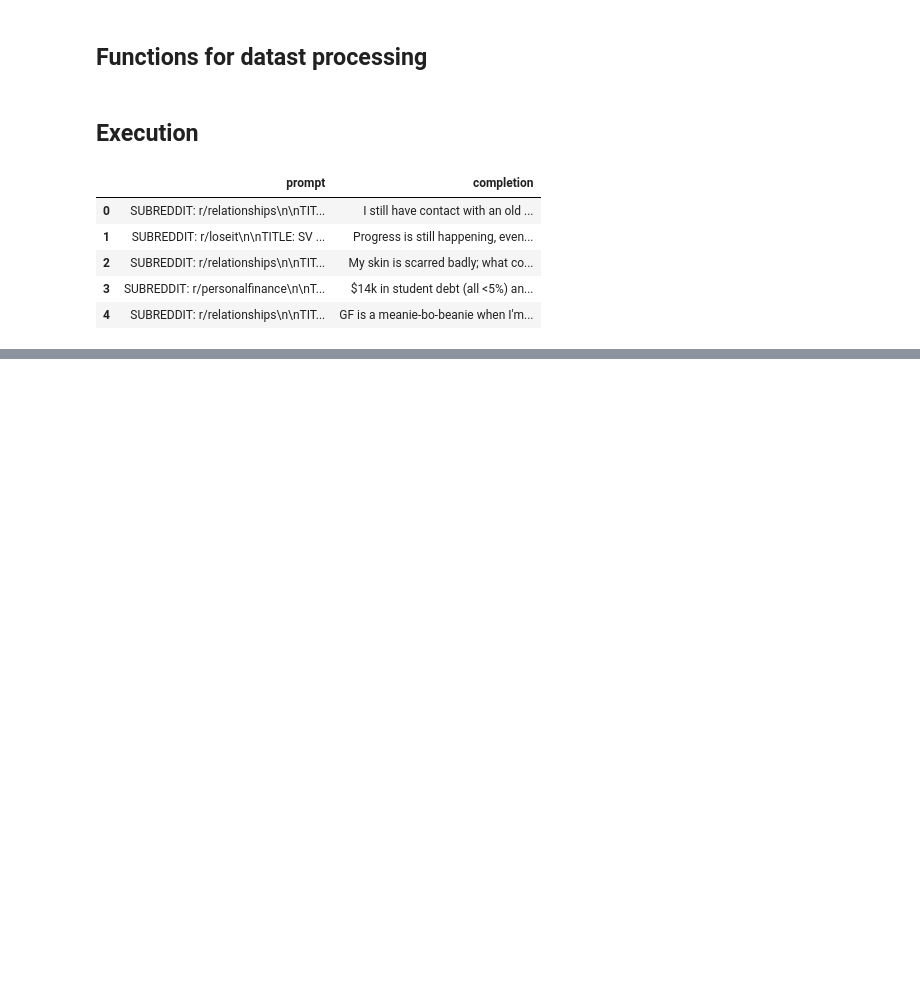
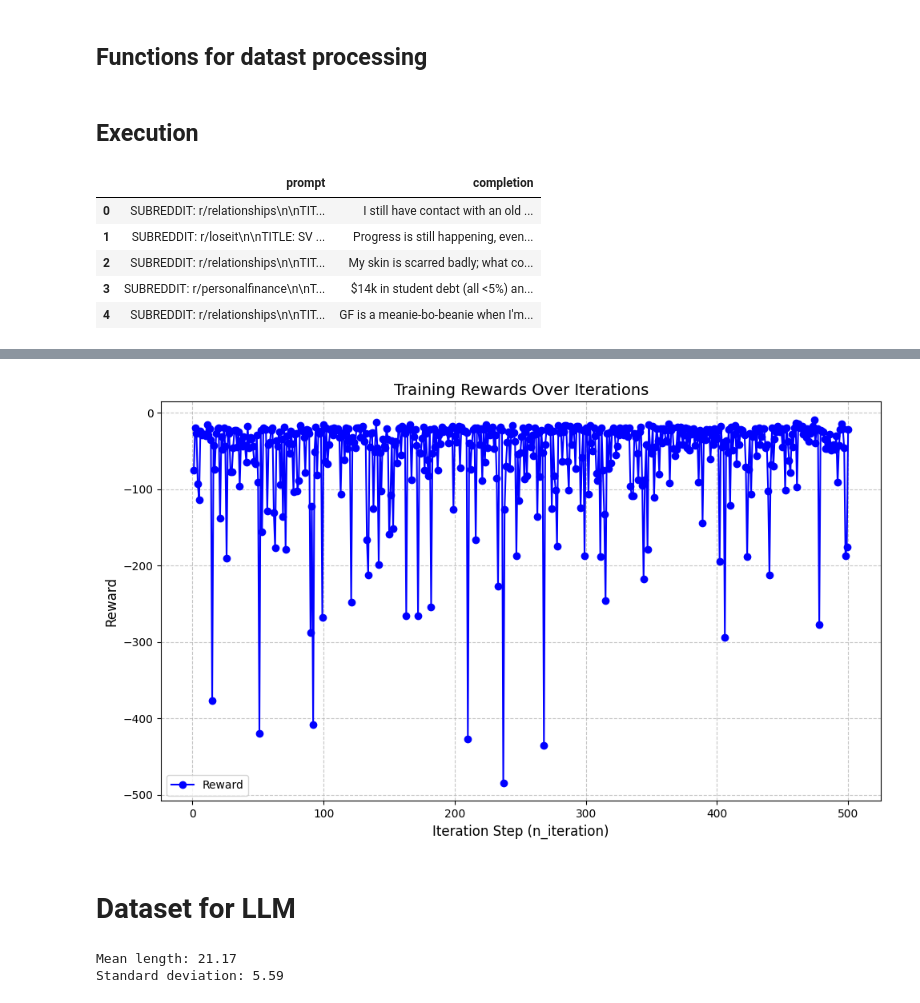
Before and after one commit to CoditoDTU/novo_dpo, a Jupyter notebook: datasets_processings.ipynb, the cells around one changed output, grey strips where cells are left out. Drawn from its saved outputs; the diff is of its cells as text; code cells hidden in the pictures; blank space fills up the shorter version.

```diff
--- a/datasets_processings.ipynb
+++ b/datasets_processings.ipynb
@@ -225,0 +249,2 @@ df.to_json("data/train.json", indent=4)
+# %%
+logs2 = logs['log_history']
@@ -225,0 +405,27 @@ df.to_json("data/train.json", indent=4)
+# %%
+def plot_rewards(data):
+    """Plot rewards against iteration steps."""
+    # Extract steps and rewards from the data
+    steps = [entry['step'] for entry in data]
+    rewards = [entry['reward'] for entry in data]
+
+    # Create the plot
+    plt.figure(figsize=(10, 6))
+    plt.plot(steps, rewards, marker='o', linestyle='-', color='b', label='Reward')
+
+    # Add labels and title
+    plt.title("Training Rewards Over Iterations", fontsize=14)
+    plt.xlabel("Iteration Step (n_iteration)", fontsize=12)
+    plt.ylabel("Reward", fontsize=12)
+    plt.grid(True, linestyle='--', alpha=0.7)
+    plt.legend()
+
+    # Show or save the plot
+    plt.tight_layout()
+    plt.show()
+
+plot_rewards(logs2)
+# %% [output]
+[figure, added]
+# %% [markdown]
+# Dataset for LLM
@@ -225,0 +469,14 @@ df.to_json("data/train.json", indent=4)
+# %%
+df = pd.read_csv(filepath_or_buffer= 'data/raw/antimicrobial_peptides_dataset_raw.tsv', sep='\t')
+
+string_lengths = df['Sequence'].str.len()
+
+# Compute mean and standard deviation
+mean_length = string_lengths.mean()
+std_length = string_lengths.std()
+
+print(f"Mean length: {mean_length:.2f}")
+print(f"Standard deviation: {std_length:.2f}")
+# %% [output]
+Mean length: 21.17
+Standard deviation: 5.59
```
Also changed, not shown: parts of 15 cells of this notebook, 7 other files.
